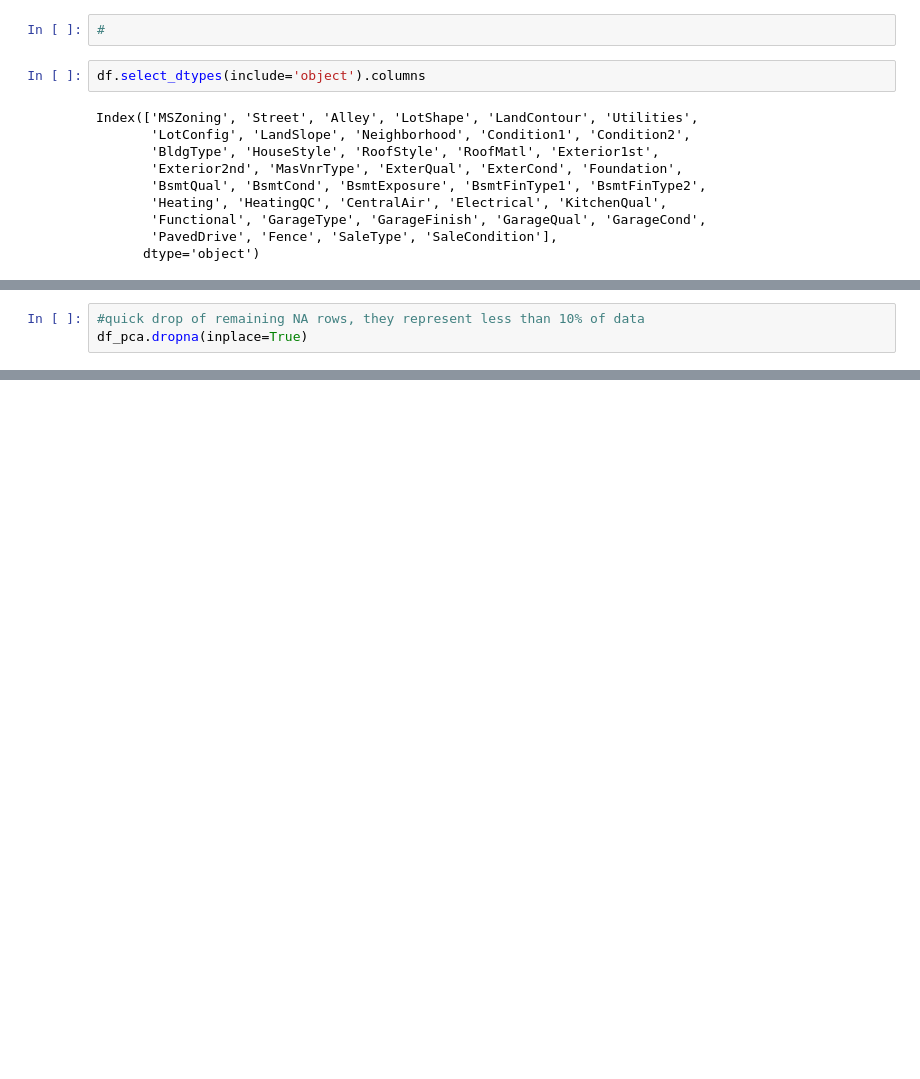
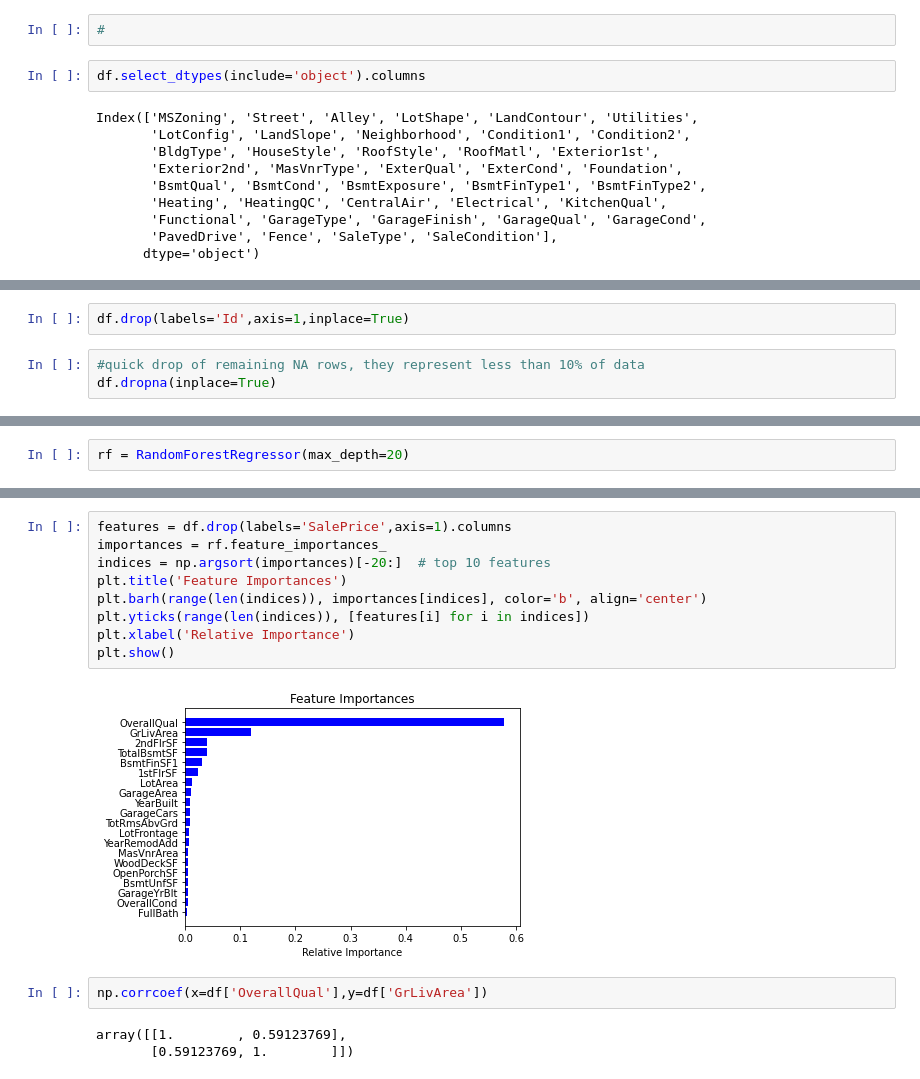
Before and after one commit to sperng/kaggle_house_prices, a Jupyter notebook: house_prices_competition.ipynb, the cells around one changed output, grey strips where cells are left out. Saved outputs shown, nothing was run; the diff lists cells and outputs as text; blank space fills up the shorter version.

```diff
--- a/house_prices_competition.ipynb
+++ b/house_prices_competition.ipynb
@@ -224,6 +232,8 @@ df_pca = pd.get_dummies(data=df,columns=['MSZoning', 'Street', 'Alley', 'LotShap
        'Heating', 'HeatingQC', 'CentralAir', 'Electrical', 'KitchenQual',
        'Functional', 'GarageType', 'GarageFinish', 'GarageQual', 'GarageCond',
        'PavedDrive', 'Fence', 'SaleType', 'SaleCondition'], drop_first=True)
+# %%
+df.drop(labels='Id',axis=1,inplace=True)
 # %%
 #quick drop of remaining NA rows, they represent less than 10% of data
-df_pca.dropna(inplace=True)
+df.dropna(inplace=True)
@@ -282,0 +302,2 @@ df_pca = pd.DataFrame(pca.components_,columns=df_pca.columns)
+# %%
+rf = RandomForestRegressor(max_depth=20)
@@ -282,0 +314,16 @@ df_pca = pd.DataFrame(pca.components_,columns=df_pca.columns)
+# %%
+features = df.drop(labels='SalePrice',axis=1).columns
+importances = rf.feature_importances_
+indices = np.argsort(importances)[-20:]  # top 10 features
+plt.title('Feature Importances')
+plt.barh(range(len(indices)), importances[indices], color='b', align='center')
+plt.yticks(range(len(indices)), [features[i] for i in indices])
+plt.xlabel('Relative Importance')
+plt.show()
+# %% [output]
+[figure, added]
+# %%
+np.corrcoef(x=df['OverallQual'],y=df['GrLivArea'])
+# %% [output]
+array([[1.        , 0.59123769],
+       [0.59123769, 1.        ]])
```
Also changed, not shown: parts of 22 cells of this notebook.
